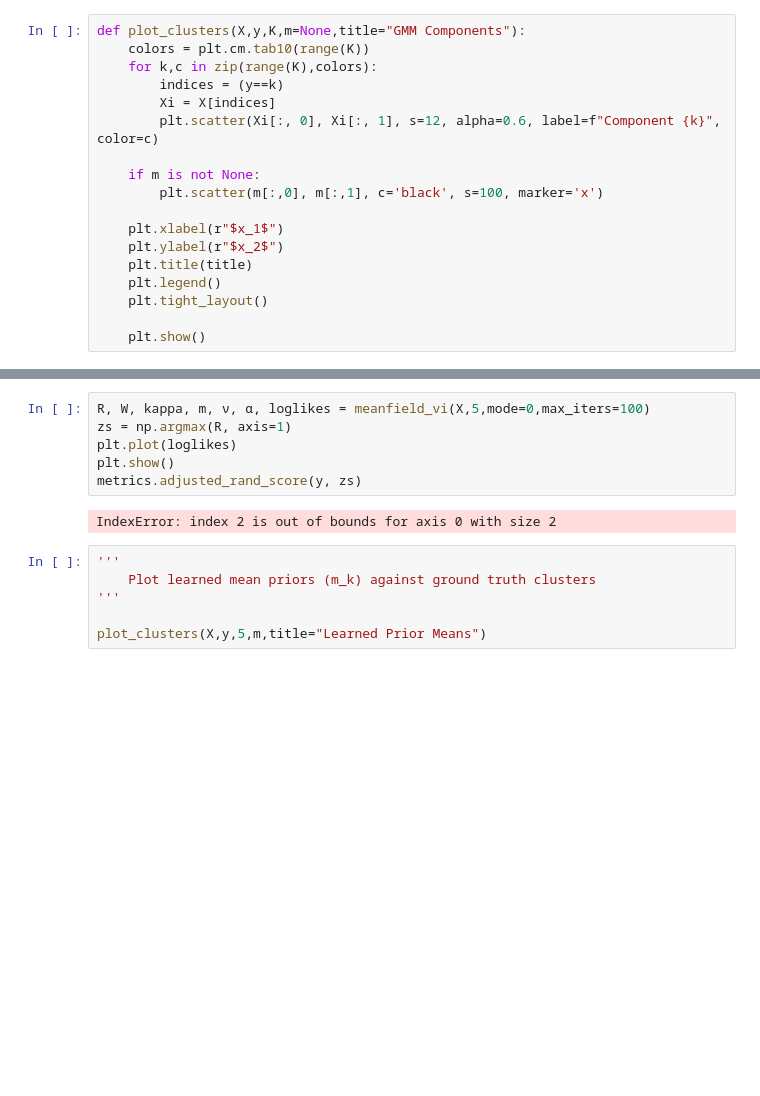
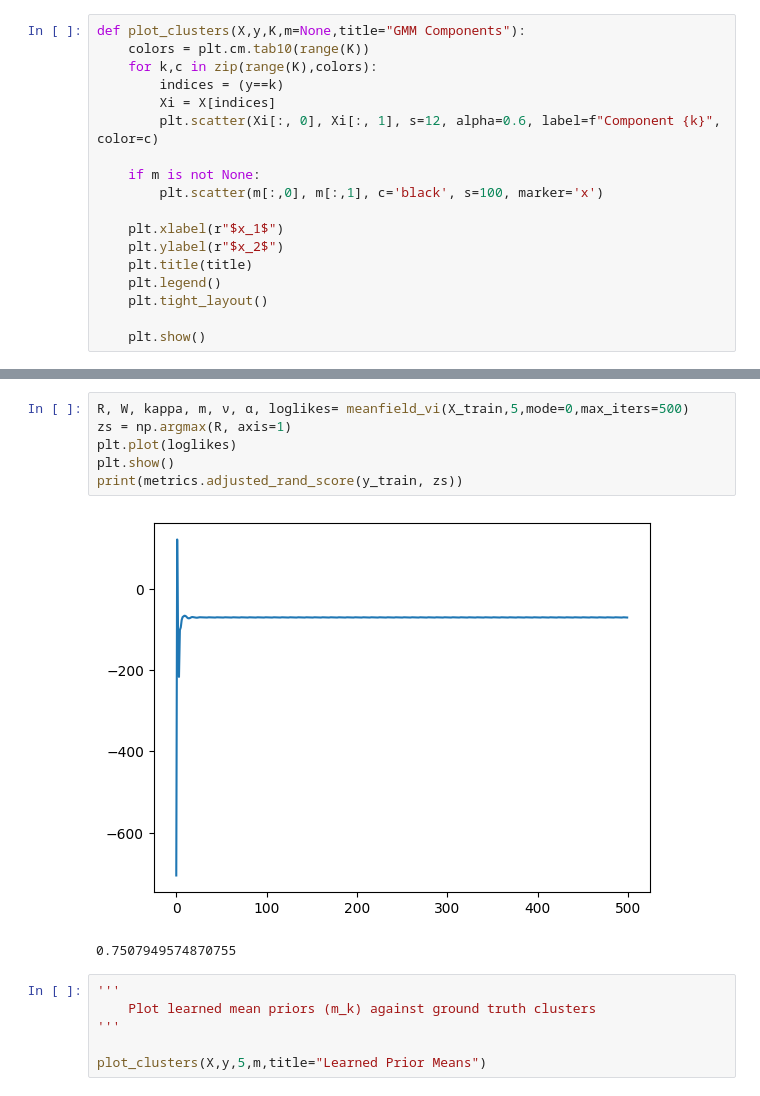
Before and after one commit to jimmyjz1127/bayesian-mixture-model-missing-data, a Jupyter notebook: Week6/GMMVI_MeanField.ipynb, the cells around one changed output, grey strips where cells are left out. Cells and saved outputs as stored; diff of their text form; blank space fills up the shorter version.

```diff
--- a/Week6/GMMVI_MeanField.ipynb
+++ b/Week6/GMMVI_MeanField.ipynb
@@ -870,11 +850,12 @@ plot_clusters(X,y,5)
 # %%
-R, W, kappa, m, ν, α, loglikes = meanfield_vi(X,5,mode=0,max_iters=100)
+R, W, kappa, m, ν, α, loglikes= meanfield_vi(X_train,5,mode=0,max_iters=500)
 zs = np.argmax(R, axis=1)
 plt.plot(loglikes)
 plt.show()
-metrics.adjusted_rand_score(y, zs)
+print(metrics.adjusted_rand_score(y_train, zs))
 # %% [output]
+[figure, added]
-IndexError: index 2 is out of bounds for axis 0 with size 2
+0.7507949574870755
 # %%
 '''
     Plot learned mean priors (m_k) against ground truth clusters
```
Also changed, not shown: parts of 5 cells of this notebook, 1 other file.
